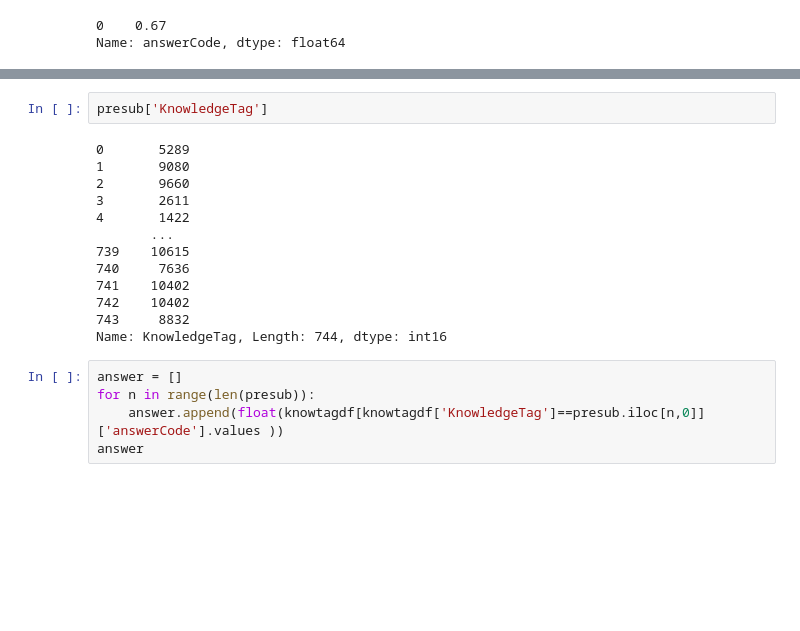
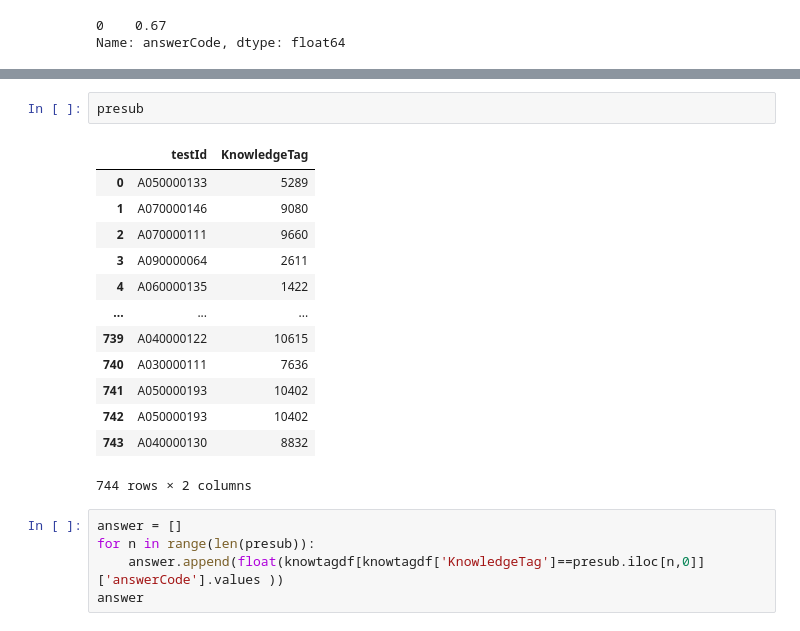
Before and after one commit to boostcampaitech4lv23recsys1/level2_dkt_recsys-level2-recsys-04, a Jupyter notebook: Sun_EDA/rule_based.ipynb, the cells around one changed output, grey strips where cells are left out. Saved outputs shown, nothing was run; the diff lists cells and outputs as text; blank space fills up the shorter version.

```diff
--- a/Sun_EDA/rule_based.ipynb
+++ b/Sun_EDA/rule_based.ipynb
@@ -255,18 +279,19 @@ Name: answerCode, dtype: float64
 # %%
-presub['KnowledgeTag']
+presub
 # %% [output]
+|  | testId | KnowledgeTag |
+| 0 | A050000133 | 5289 |
+| 1 | A070000146 | 9080 |
+| 2 | A070000111 | 9660 |
+| 3 | A090000064 | 2611 |
+| 4 | A060000135 | 1422 |
+| ... | ... | ... |
+| 739 | A040000122 | 10615 |
+| 740 | A030000111 | 7636 |
+| 741 | A050000193 | 10402 |
+| 742 | A050000193 | 10402 |
+| 743 | A040000130 | 8832 |
-0       5289
-1       9080
-2       9660
-3       2611
-4       1422
-       ...
-739    10615
-740     7636
-741    10402
-742    10402
-743     8832
-Name: KnowledgeTag, Length: 744, dtype: int16
+744 rows × 2 columns
 # %%
 answer = []
 for n in range(len(presub)):
```
Also changed, not shown: parts of 13 cells of this notebook, 3 other files.
